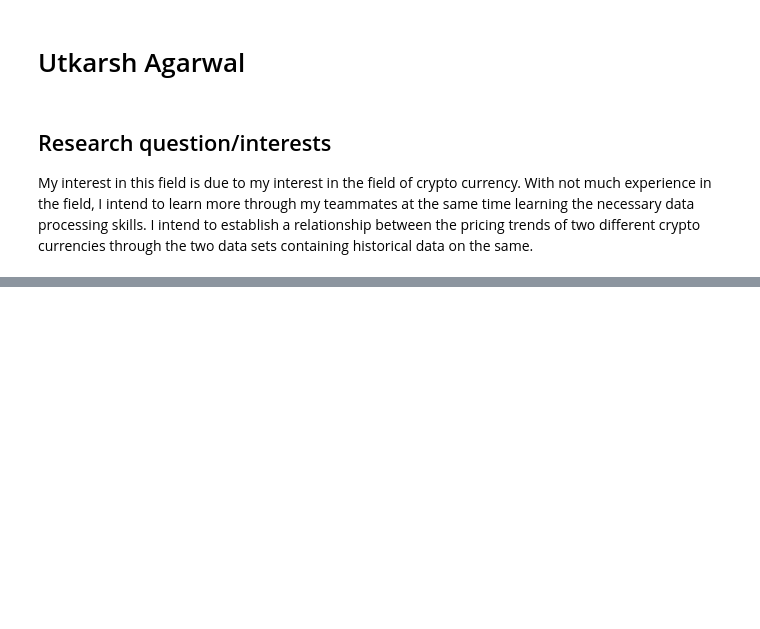
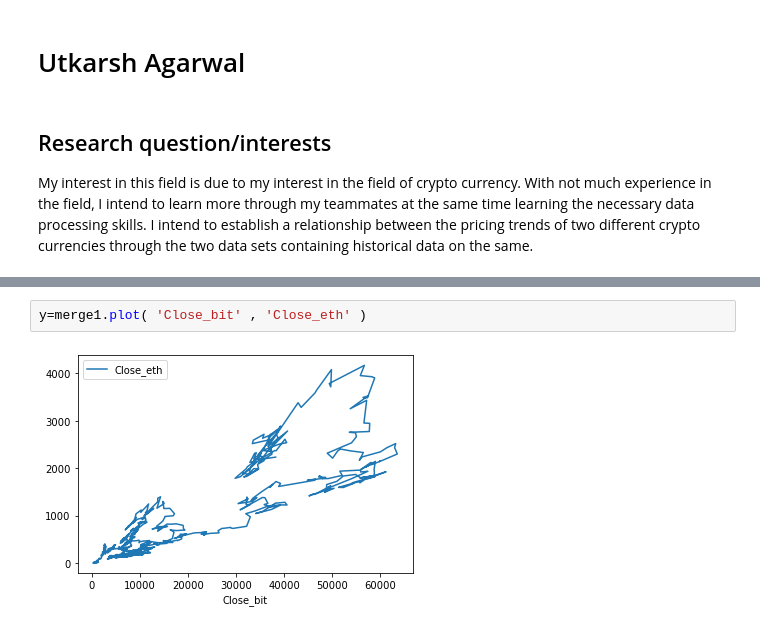
Before and after one commit to data301-2021-winter1/project-group08-project, a Jupyter notebook: notebooks/utkarsh_agarwal.ipynb, the cells around one changed output, grey strips where cells are left out. Cells and saved outputs as stored; diff of their text form; blank space fills up the shorter version.

```diff
--- a/notebooks/utkarsh_agarwal.ipynb
+++ b/notebooks/utkarsh_agarwal.ipynb
@@ -40,0 +343,4 @@ pd.read_csv("/Users/utkarshagarwal/DATA301/project/project-group08-project/data/
+# %%
+y=merge1.plot( 'Close_bit' , 'Close_eth' )
+# %% [output]
+[figure, added]
```
Also changed, not shown: parts of 36 cells of this notebook, 3 other files.
